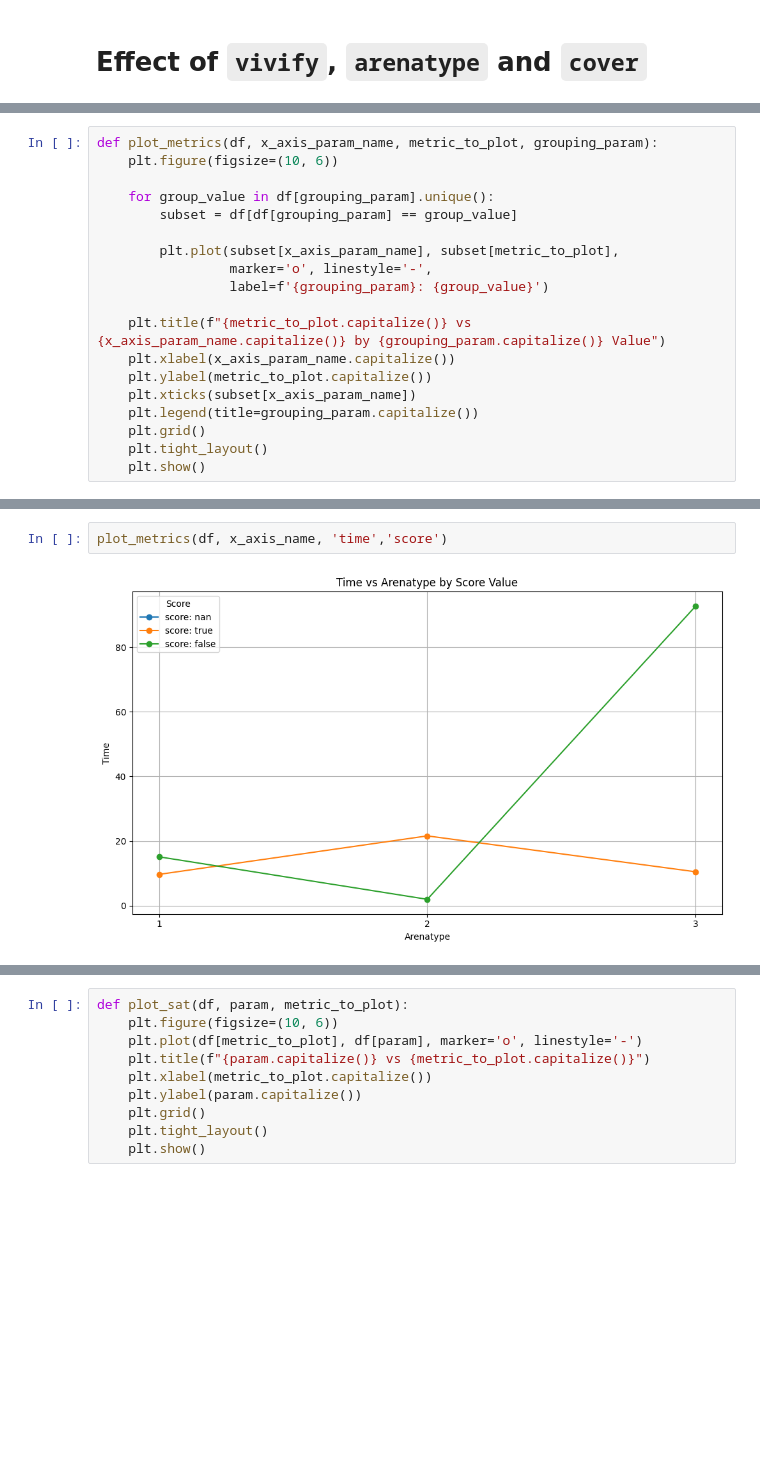
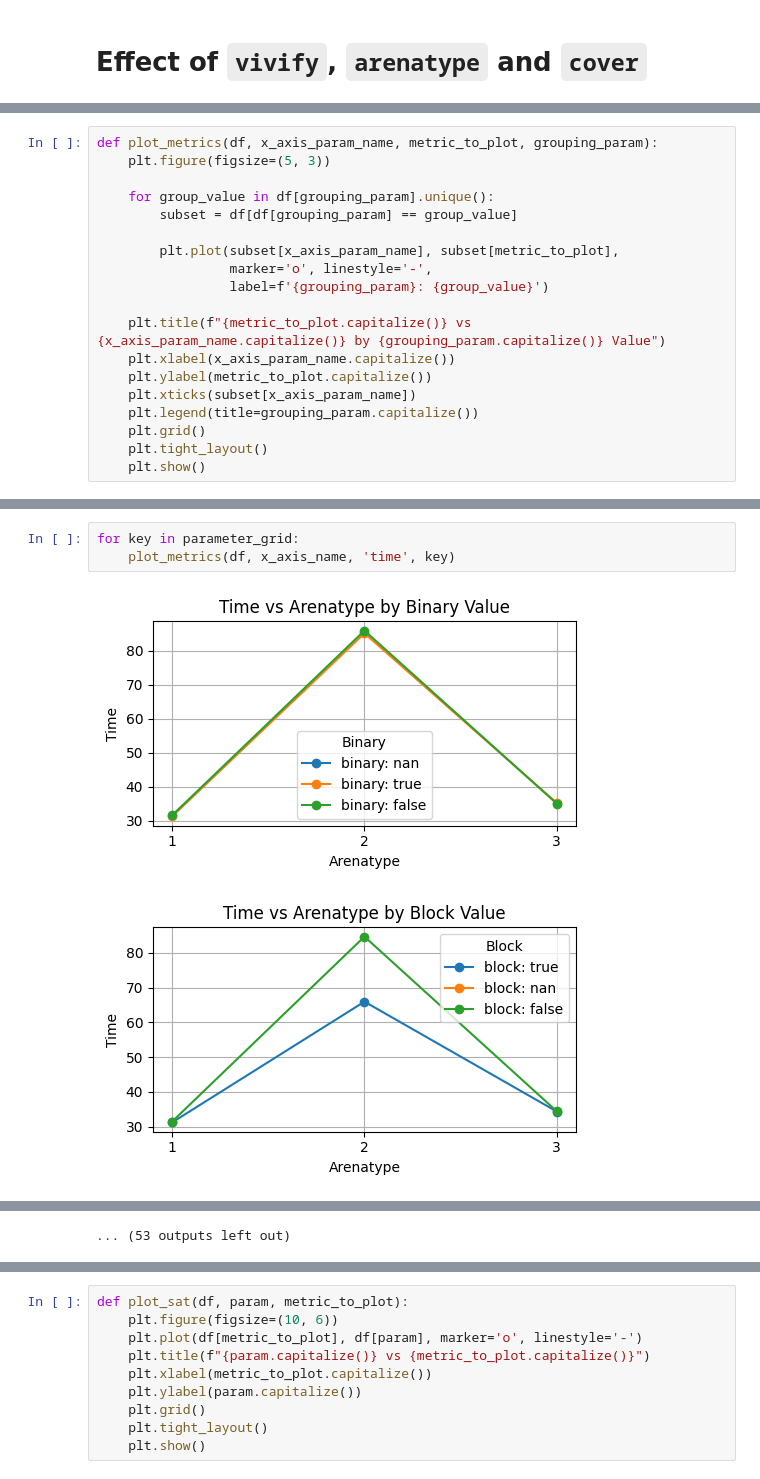
Before and after one commit to botketan/ExactCovering, a Jupyter notebook: Stats/Statistics.ipynb, the cells around one changed output, grey strips where cells are left out. Saved outputs shown, nothing was run; the diff lists cells and outputs as text; blank space fills up the shorter version.

```diff
--- a/Stats/Statistics.ipynb
+++ b/Stats/Statistics.ipynb
@@ -75,6 +127,6 @@ Running: cadical problem_a1.txt --lucky=false --arenatype=3 --score=false
 # %%
 def plot_metrics(df, x_axis_param_name, metric_to_plot, grouping_param):
-    plt.figure(figsize=(10, 6))
+    plt.figure(figsize=(5, 3))
 
     for group_value in df[grouping_param].unique():
         subset = df[df[grouping_param] == group_value]
@@ -106,4 +146,6 @@ plot_metrics(df, x_axis_name, 'time','eagersubsume')
-# %%
-plot_metrics(df, x_axis_name, 'time','score')
-# %% [output]
-[figure, removed]
+# %%
+for key in parameter_grid:
+    plot_metrics(df, x_axis_name, 'time', key)
+# %% [output]
+[figure, added]
+[figure, added]
@@ -110 +162,2 @@ plot_metrics(df, x_axis_name, 'time','score')
+... (53 outputs left out)
 # %%
```
Also changed, not shown: parts of 11 cells of this notebook.
